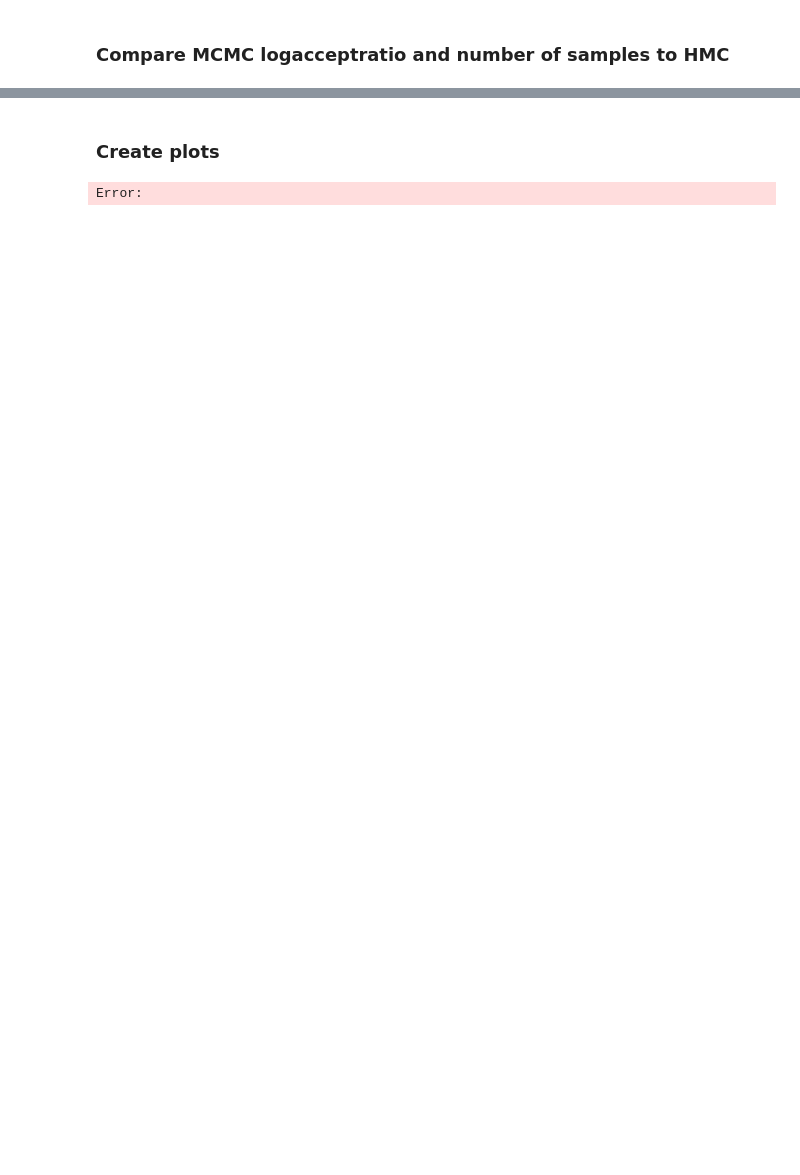
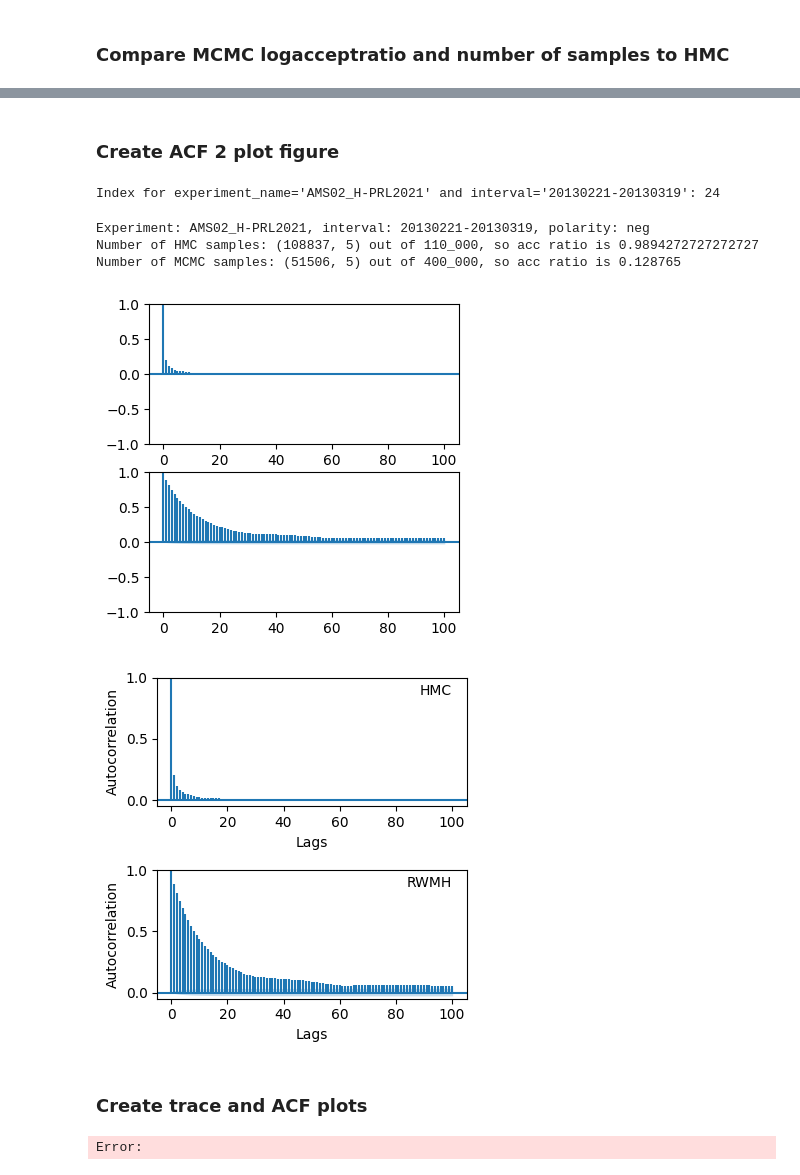
Before and after one commit to hawaii-ai/GalacticCosmicRays, a Jupyter notebook: 2023/analysis/explore_hmc.ipynb, the cells around one changed output, grey strips where cells are left out. Cells and saved outputs as stored; diff of their text form; code cells hidden in the pictures; blank space fills up the shorter version.

```diff
--- a/2023/analysis/explore_hmc.ipynb
+++ b/2023/analysis/explore_hmc.ipynb
@@ -100,5 +94,76 @@ HMC average number of samples: 109999.0
+# %% [markdown]
+### Create ACF 2 plot figure
+# %%
+# find index in df for experiment_name='AMS02_H-PRL2021' and interval='20130221-20130319'
+idx = df[(df['experiment_name'] == 'AMS02_H-PRL2021') & (df['interval'] == '20130221-20130319')].index[0]
+print(f"Index for experiment_name='AMS02_H-PRL2021' and interval='20130221-20130319': {idx}")
+# %% [output]
+Index for experiment_name='AMS02_H-PRL2021' and interval='20130221-20130319': 24
+# %%
+# pick a specific experiment to compare, let's use 24
+# create a two plot figure that stacks the ACF of mcmc v23.0 and ACF of hmc v22.0
+experiment_index = 24
+experiment_name = df.iloc[experiment_index]['experiment_name']
+interval = df.iloc[experiment_index]['interval']
+polarity = df.iloc[experiment_index]['polarity']
+hmc_sample = np.loadtxt(f'{results_dir_hmc}samples_{experiment_index}_{experiment_name}_{interval}_{polarity}.csv', delimiter=',')
+mcmc_sample = np.loadtxt(f'{results_dir_mcmc}samples_{experiment_index}_{experiment_name}_{interval}_{polarity}.csv', delimiter=',')
+
+print(f"Experiment: {experiment_name}, interval: {interval}, polarity: {polarity}")
+print(f"Number of HMC samples: {hmc_sample.shape} out of 110_000, so acc ratio is {hmc_sample.shape[0]/110_000}")
+print(f"Number of MCMC samples: {mcmc_sample.shape} out of 400_000, so acc ratio is {mcmc_sample.shape[0]/400_000}")
+# %% [output]
+Experiment: AMS02_H-PRL2021, interval: 20130221-20130319, polarity: neg
+Number of HMC samples: (108837, 5) out of 110_000, so acc ratio is 0.9894272727272727
+Number of MCMC samples: (51506, 5) out of 400_000, so acc ratio is 0.128765
+# %%
+# Plot the autocorrelation
+fig, axs = plt.subplots(2, 1, figsize=(4, 4))
+
+# reduce mcmc_sample by 100 to estimate thinning needed to match performance
+# mcmc_sample = mcmc_sample[::100]
+
+# NOTE: randomly chose cpa, could be any parameter
+plot_acf(hmc_sample[:, 0], lags=100, ax=axs[0], title="", markersize=0)
+plot_acf(mcmc_sample[:, 0], lags=100, ax=axs[1], title="", markersize=0)
+
+min_y = -0.05
+max_y = 1
+
+# Have the two plots share axes
+fig, axs = plt.subplots(2, 1, figsize=(4, 4))
+
+# reduce mcmc_sample by 100 to estimate thinning needed to match performance
+# mcmc_sample = mcmc_sample[::100]
+
+# NOTE: randomly chose cpa, could be any parameter
+plot_acf(hmc_sample[:, 0], lags=100, ax=axs[0], title="", markersize=0)
+plot_acf(mcmc_sample[:, 0], lags=100, ax=axs[1], title="", markersize=0)
+
+min_y = -0.05
+max_y = 1
+
+# Have the two plots share axes
+axs[0].set_ylim(min_y, max_y)
+axs[1].set_ylim(min_y, max_y)
+
+# Add titles to the top right corner of each plot
+axs[0].text(0.95, 0.95, "HMC", transform=axs[0].transAxes, ha='right', va='top')
+axs[1].text(0.95, 0.95, "RWMH", transform=axs[1].transAxes, ha='right', va='top')
+
+axs[0].set_ylabel('Autocorrelation')
+axs[1].set_ylabel('Autocorrelation')
+axs[0].set_xlabel('Lags')
+axs[1].set_xlabel('Lags')
+
+plt.tight_layout()
+plt.savefig(f'../../../results/autocorrelation_{experiment_name}_{interval}_{polarity}.pdf')
+plt.show()
+# %% [output]
+[figure, added]
+[figure, added]
 # %% [markdown]
-### Create plots
+### Create trace and ACF plots
 # %%
 # Select experiment parameters
 df = index_mcmc_runs()  # List of all ~200 experiments.
```
Also changed, not shown: parts of 3 cells of this notebook, 27 other files.
